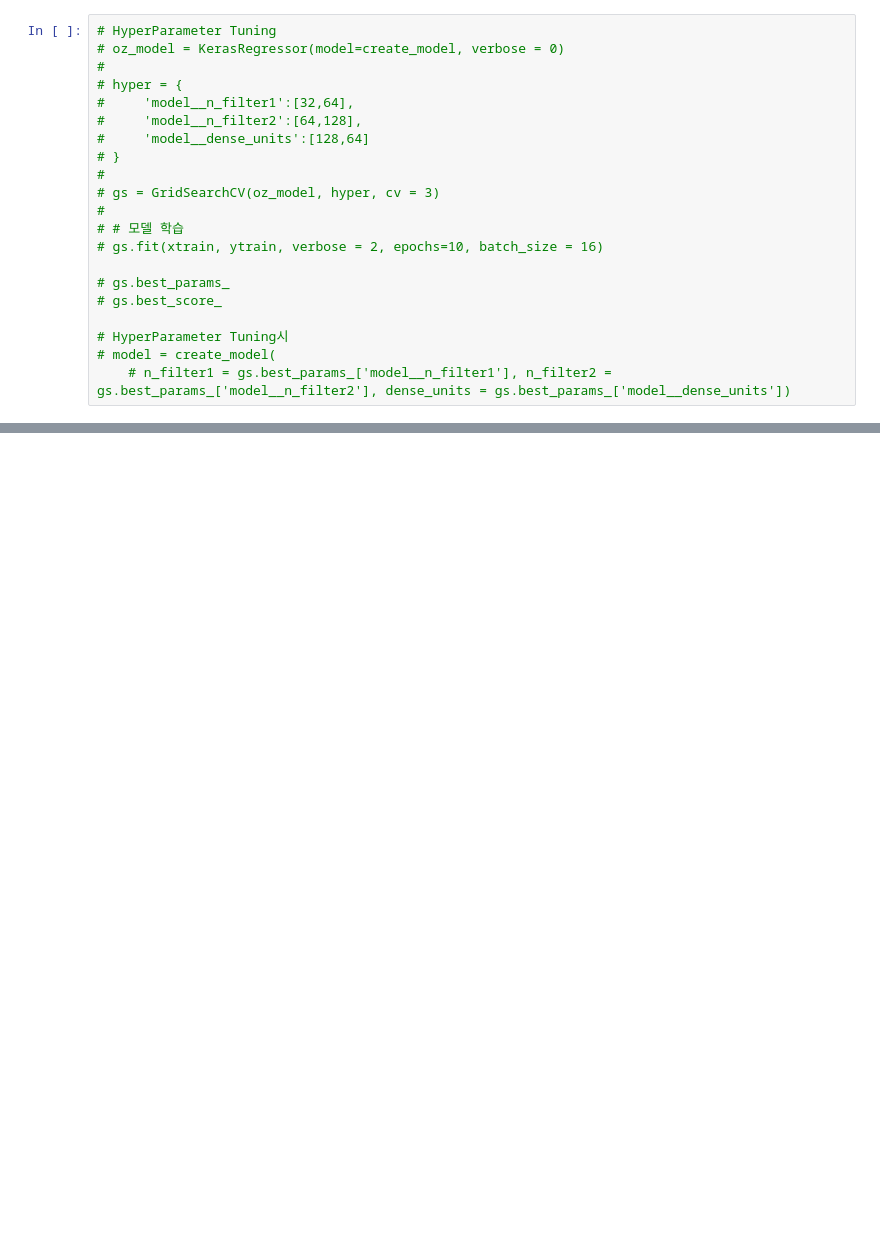
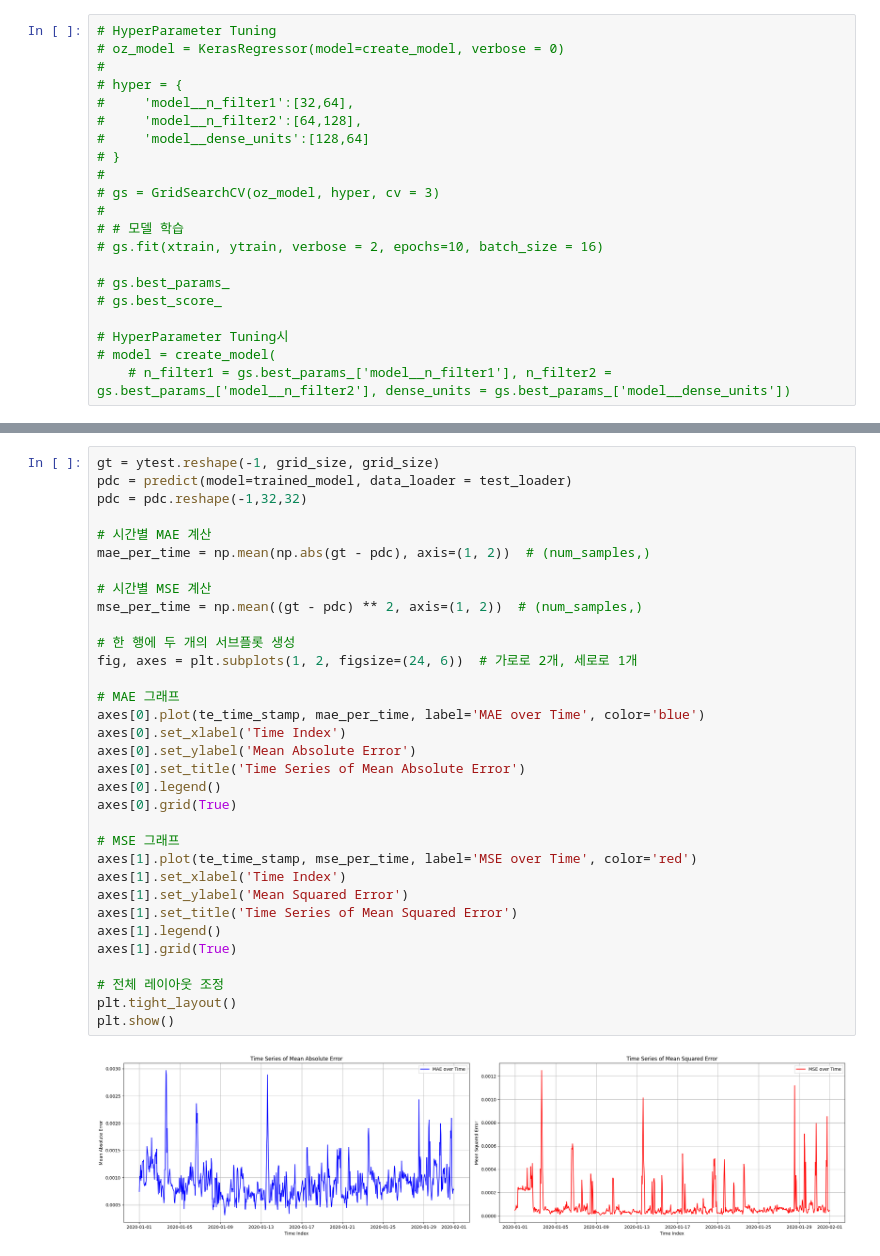
Before and after one commit to kminseong841/ML-Research, a Jupyter notebook: Pytorch_Ozone_predict_CNN.ipynb, the cells around one changed output, grey strips where cells are left out. Cells and saved outputs as stored; diff of their text form; blank space fills up the shorter version.

```diff
--- a/Pytorch_Ozone_predict_CNN.ipynb
+++ b/Pytorch_Ozone_predict_CNN.ipynb
@@ -729,0 +730,35 @@ plot_ozone_maps(index=700, g_data=ytest, prediction=pred)
+# %%
+gt = ytest.reshape(-1, grid_size, grid_size)
+pdc = predict(model=trained_model, data_loader = test_loader)
+pdc = pdc.reshape(-1,32,32)
+
+# 시간별 MAE 계산
+mae_per_time = np.mean(np.abs(gt - pdc), axis=(1, 2))  # (num_samples,)
+
+# 시간별 MSE 계산
+mse_per_time = np.mean((gt - pdc) ** 2, axis=(1, 2))  # (num_samples,)
+
+# 한 행에 두 개의 서브플롯 생성
+fig, axes = plt.subplots(1, 2, figsize=(24, 6))  # 가로로 2개, 세로로 1개
+
+# MAE 그래프
+axes[0].plot(te_time_stamp, mae_per_time, label='MAE over Time', color='blue')
+axes[0].set_xlabel('Time Index')
+axes[0].set_ylabel('Mean Absolute Error')
+axes[0].set_title('Time Series of Mean Absolute Error')
+axes[0].legend()
+axes[0].grid(True)
+
+# MSE 그래프
+axes[1].plot(te_time_stamp, mse_per_time, label='MSE over Time', color='red')
+axes[1].set_xlabel('Time Index')
+axes[1].set_ylabel('Mean Squared Error')
+axes[1].set_title('Time Series of Mean Squared Error')
+axes[1].legend()
+axes[1].grid(True)
+
+# 전체 레이아웃 조정
+plt.tight_layout()
+plt.show()
+# %% [output]
+[figure, added]
```
Also changed, not shown: parts of 9 cells of this notebook.
